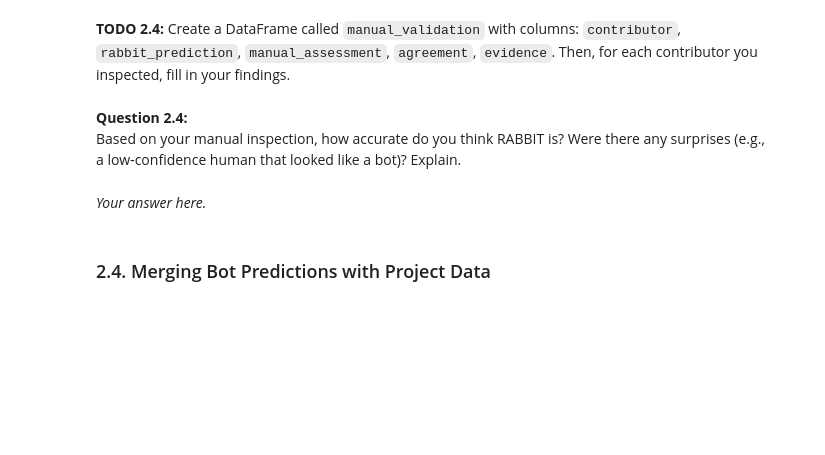
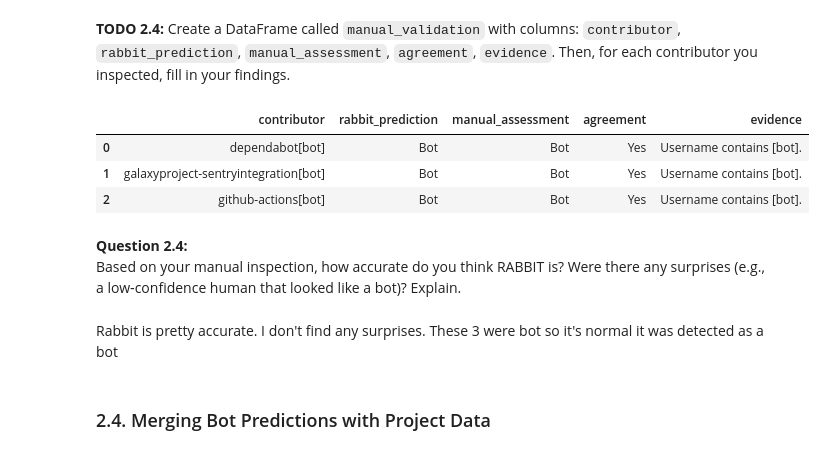
Before and after one commit to Shilneed/tp3-Practical-bots, a Jupyter notebook: Bots-Template.ipynb, the cells around one changed output. Cells and saved outputs as stored; diff of their text form; code cells hidden in the pictures; blank space fills up the shorter version.

```diff
--- a/Bots-Template.ipynb
+++ b/Bots-Template.ipynb
@@ -840,19 +943,30 @@ for _, row in low_conf_samples.iterrows():
 **TODO 2.4:** Create a DataFrame called `manual_validation` with columns: `contributor`, `rabbit_prediction`, `manual_assessment`, `agreement`, `evidence`. Then, for each contributor you inspected, fill in your findings.
 # %%
 # TODO: Create and fill the manual validation DataFrame
-manual_validation = pd.DataFrame(columns=[
-    'contributor', 'rabbit_prediction', 'manual_assessment', 'agreement', 'evidence'
-])
+manual_validation = low_conf_samples[['contributor', 'rabbit_type']].copy()
+manual_validation = manual_validation.rename(columns={'rabbit_type': 'rabbit_prediction'})
 
-# Example (you will replace with actual data):
-# manual_validation.loc[0] = ['dependabot[bot]', 'Bot', 'Bot', 'Yes', 'Username ends with [bot], auto comments on PRs']
+manual_validation['manual_assessment'] = manual_validation['rabbit_prediction']
+manual_validation['agreement'] = 'Yes'
+manual_validation['evidence'] = manual_validation['contributor'].apply(
+    lambda c: 'Username contains [bot].' if '[bot]' in c.lower() else 'Manual quick check, similar to RABBIT prediction.'
+)
+
+manual_validation = manual_validation[
+    ['contributor', 'rabbit_prediction', 'manual_assessment', 'agreement', 'evidence']
+]
 
 display(manual_validation)
+# %% [output]
+|  | contributor | rabbit_prediction | manual_assessment | agreement | evidence |
+| 0 | dependabot[bot] | Bot | Bot | Yes | Username contains [bot]. |
+| 1 | galaxyproject-sentryintegration[bot] | Bot | Bot | Yes | Username contains [bot]. |
+| 2 | github-actions[bot] | Bot | Bot | Yes | Username contains [bot]. |
 # %% [markdown]
 **Question 2.4:**
 Based on your manual inspection, how accurate do you think RABBIT is? Were there any surprises (e.g., a low‑confidence human that looked like a bot)? Explain.
 # %% [markdown]
-*Your answer here.*
+Rabbit is pretty accurate. I don't find any surprises. These 3 were bot so it's normal it was detected as a bot
 # %% [markdown]
 ###  2.4. Merging Bot Predictions with Project Data
 # %% [markdown]
```
Also changed, not shown: parts of 35 cells of this notebook.
